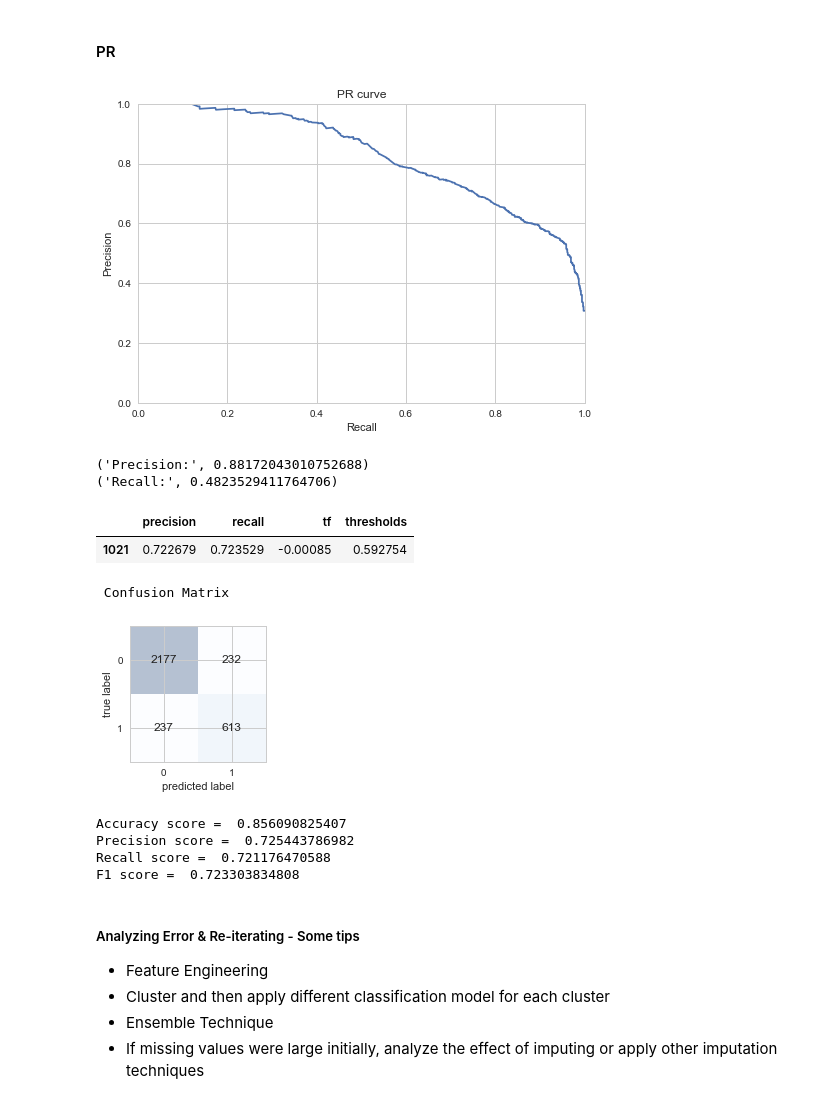
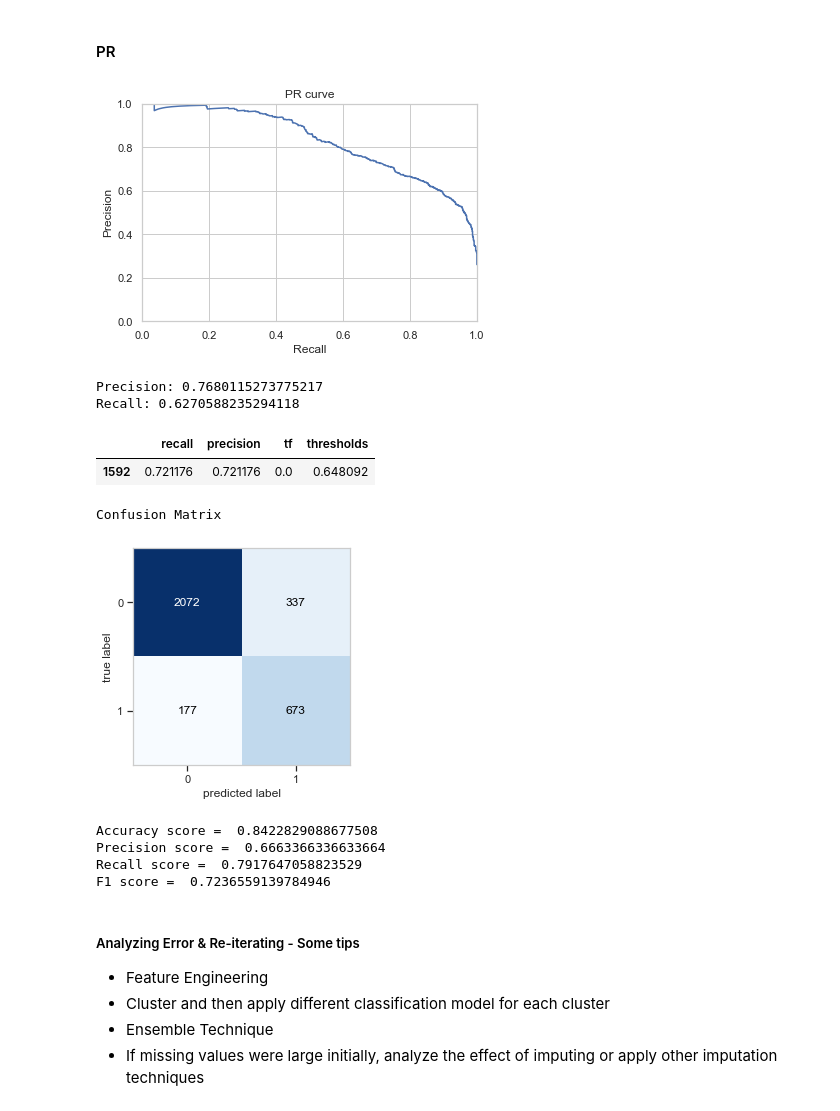
Before and after one commit to prat07/Tutorials, a Jupyter notebook: 8_Classification.ipynb, the cells around one changed output. Saved outputs shown, nothing was run; the diff lists cells and outputs as text; code cells hidden in the pictures.

```diff
--- a/8_Classification.ipynb
+++ b/8_Classification.ipynb
@@ -23,7 +23,7 @@ converted: this is our label. 1 means they converted within the session, 0 means
 # %% [markdown]
 ### Load Data
 # %%
-df = pd.read_csv('conversion_data.csv')
+df = pd.read_csv('dataset/conversion_data.csv')
 df.head()
 # %% [output]
 |  | country | age | new_user | source | total_pages_visited | converted |
@@ -384,8 +380,8 @@ y_train.value_counts()
 Name: converted, dtype: int64
 # %%
 from imblearn.over_sampling import SMOTE
-sm = SMOTE(random_state=12, ratio = 1.0)
-X_train_sm, y_train_sm = sm.fit_sample(X_train, y_train)
+sm = SMOTE(random_state=12)
+X_train_sm, y_train_sm = sm.fit_resample(X_train, y_train)
 # %%
 np.unique(y_train_sm, return_counts=True)
 # %% [output]
@@ -869,7 +850,7 @@ plt.xlabel('Recall')
 plt.ylabel('Precision')
 plt.grid(True)
 # %% [output]
-[figure, old version]
+[figure, new version]
 # %%
 # define a function that accepts a threshold and prints precision and recall
 def evaluate_pr_threshold(threshold):
@@ -881,8 +862,8 @@ def evaluate_pr_threshold(threshold):
 # Aim is to maximize both precision and recall
 evaluate_pr_threshold(0.7)
 # %% [output]
-('Precision:', 0.88172043010752688)
-('Recall:', 0.4823529411764706)
+Precision: 0.7680115273775217
+Recall: 0.6270588235294118
 # %%
 # Find optimal cut off point
 # The optimal cut off would be where precision and recall are both high
@@ -894,8 +875,8 @@ precision = precision[:-1] # precision : array, shape = [n_thresholds + 1]
 roc = pd.DataFrame({'recall' : pd.Series(recall, index=i),'precision' : pd.Series(precision, index = i), 'tf' : pd.Series(precision - recall, index = i), 'thresholds' : pd.Series(thresholds, index = i)})
 roc.loc[(roc.tf-0).abs().argsort()[:1]]
 # %% [output]
-|  | precision | recall | tf | thresholds |
-| 1021 | 0.722679 | 0.723529 | -0.00085 | 0.592754 |
+|  | recall | precision | tf | thresholds |
+| 1592 | 0.721176 | 0.721176 | 0.0 | 0.648092 |
 # %%
 # Classifier performance on the new threshold
 
@@ -904,10 +885,10 @@ y_pred_prob = [gb.predict_proba(X_test)[:,1]]
 from sklearn.preprocessing import binarize
 # it will return 1 for all values above optimum threshold and 0 otherwise
 # results are 2D so we slice out the first column
-y_pred_class = binarize(y_pred_prob, 0.5971)[0]
+y_pred_class = binarize(y_pred_prob, threshold=0.5971)[0]
 
 # Print confusion matrix
-print "Confusion Matrix"
+print("Confusion Matrix")
 from mlxtend.evaluate import confusion_matrix
 from mlxtend.plotting import plot_confusion_matrix
 import matplotlib.pyplot as plt
@@ -920,8 +901,8 @@ plt.show()
 
 # Print Classification metrics
 from sklearn.metrics import accuracy_score, precision_score, recall_score, f1_score
-print "Accuracy score = ", accuracy_score(y_test, y_pred_class)
-print "Precision score = ", precision_score(y_test, y_pred_class)
-print "Recall score = ", recall_score(y_test, y_pred_class)
-print "F1 score = ", f1_score(y_test, y_pred_class)
+print("Accuracy score = ", accuracy_score(y_test, y_pred_class))
+print("Precision score = ", precision_score(y_test, y_pred_class))
+print("Recall score = ", recall_score(y_test, y_pred_class))
+print("F1 score = ", f1_score(y_test, y_pred_class))
 # %% [output]
@@ -929,8 +910,8 @@ print "F1 score = ", f1_score(y_test, y_pred_class)
-[figure, old version]
+[figure, new version]
-Accuracy score =  0.856090825407
-Precision score =  0.725443786982
-Recall score =  0.721176470588
-F1 score =  0.723303834808
+Accuracy score =  0.8422829088677508
+Precision score =  0.6663366336633664
+Recall score =  0.7917647058823529
+F1 score =  0.7236559139784946
 # %% [markdown]
 ##### Analyzing Error & Re-iterating - Some tips
 
```
Also changed, not shown: parts of 24 cells of this notebook.
